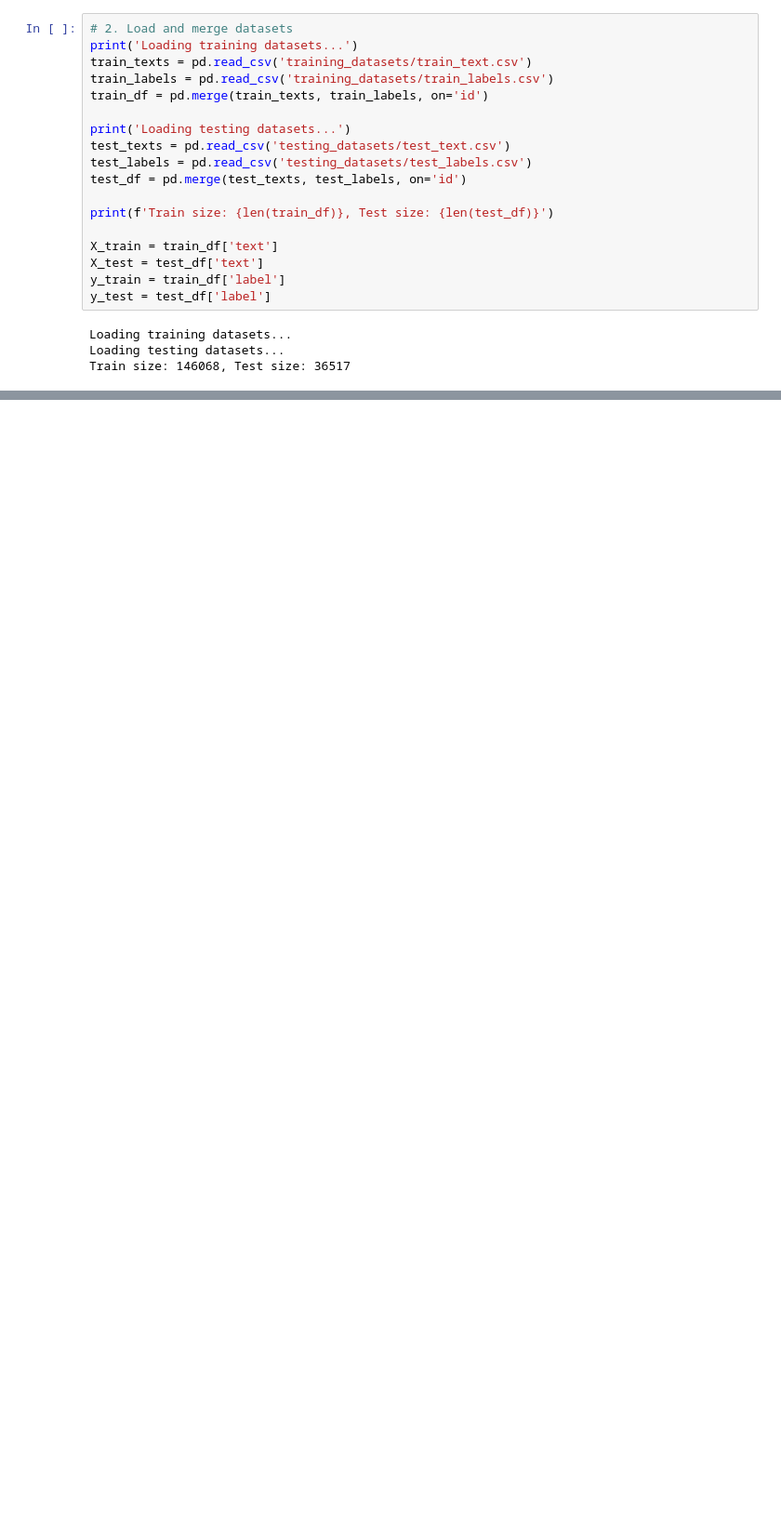
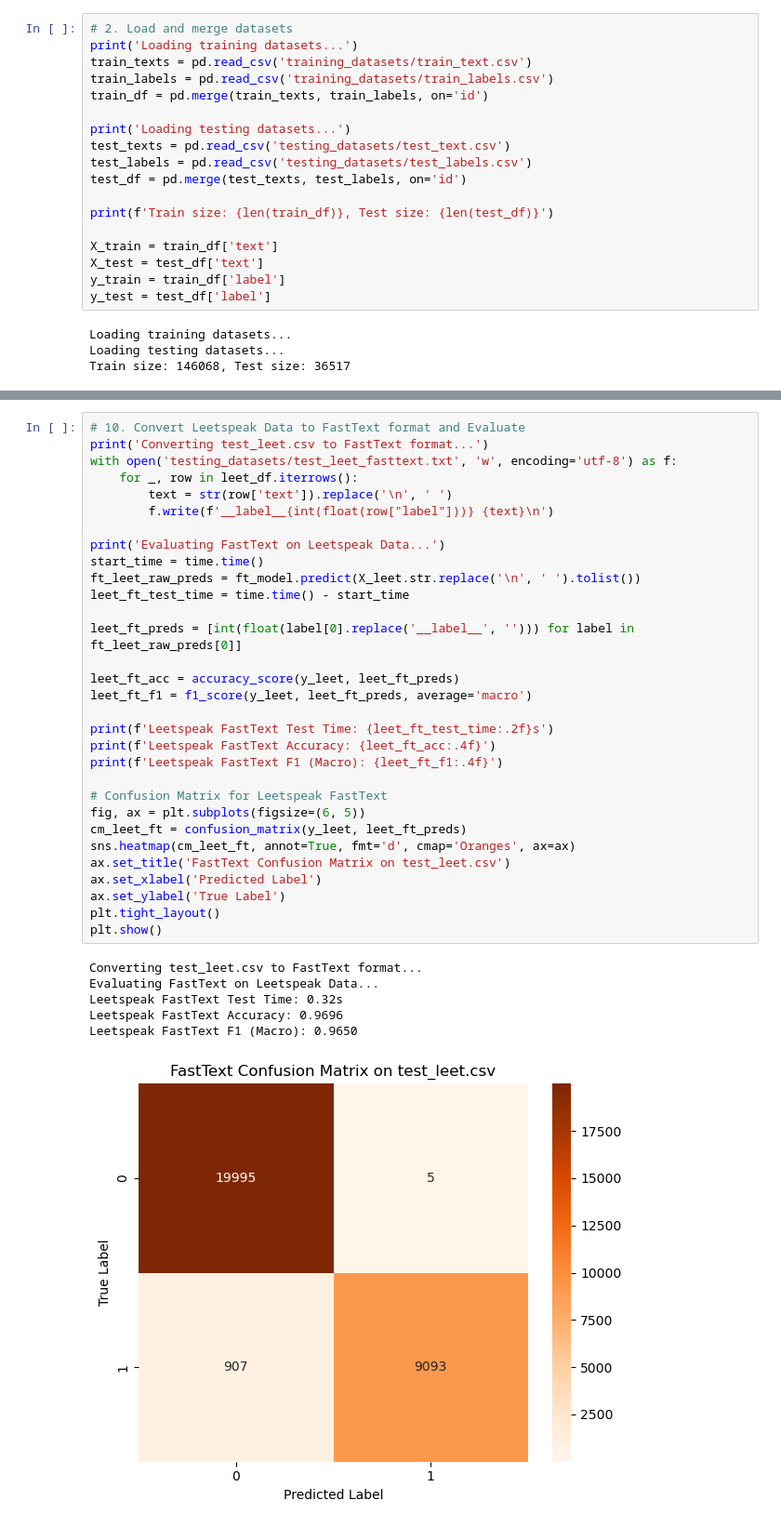
Before and after one commit to Kerem00/nextgenforum, a Jupyter notebook: machine_learning/ml_training.ipynb, the cells around one changed output, grey strips where cells are left out. Shown at 93% size. Drawn from its saved outputs; the diff is of its cells as text; blank space fills up the shorter version.

```diff
--- a/machine_learning/ml_training.ipynb
+++ b/machine_learning/ml_training.ipynb
@@ -215,0 +227,38 @@ Leetspeak LR F1 (Macro): 0.9829
+# %%
+# 10. Convert Leetspeak Data to FastText format and Evaluate
+print('Converting test_leet.csv to FastText format...')
+with open('testing_datasets/test_leet_fasttext.txt', 'w', encoding='utf-8') as f:
+    for _, row in leet_df.iterrows():
+        text = str(row['text']).replace('\n', ' ')
+        f.write(f'__label__{int(float(row["label"]))} {text}\n')
+
+print('Evaluating FastText on Leetspeak Data...')
+start_time = time.time()
+ft_leet_raw_preds = ft_model.predict(X_leet.str.replace('\n', ' ').tolist())
+leet_ft_test_time = time.time() - start_time
+
+leet_ft_preds = [int(float(label[0].replace('__label__', ''))) for label in ft_leet_raw_preds[0]]
+
+leet_ft_acc = accuracy_score(y_leet, leet_ft_preds)
+leet_ft_f1 = f1_score(y_leet, leet_ft_preds, average='macro')
+
+print(f'Leetspeak FastText Test Time: {leet_ft_test_time:.2f}s')
+print(f'Leetspeak FastText Accuracy: {leet_ft_acc:.4f}')
+print(f'Leetspeak FastText F1 (Macro): {leet_ft_f1:.4f}')
+
+# Confusion Matrix for Leetspeak FastText
+fig, ax = plt.subplots(figsize=(6, 5))
+cm_leet_ft = confusion_matrix(y_leet, leet_ft_preds)
+sns.heatmap(cm_leet_ft, annot=True, fmt='d', cmap='Oranges', ax=ax)
+ax.set_title('FastText Confusion Matrix on test_leet.csv')
+ax.set_xlabel('Predicted Label')
+ax.set_ylabel('True Label')
+plt.tight_layout()
+plt.show()
+# %% [output]
+Converting test_leet.csv to FastText format...
+Evaluating FastText on Leetspeak Data...
+Leetspeak FastText Test Time: 0.32s
+Leetspeak FastText Accuracy: 0.9696
+Leetspeak FastText F1 (Macro): 0.9650
+[figure, added]
```
Also changed, not shown: parts of 9 cells of this notebook, 1 other file.
